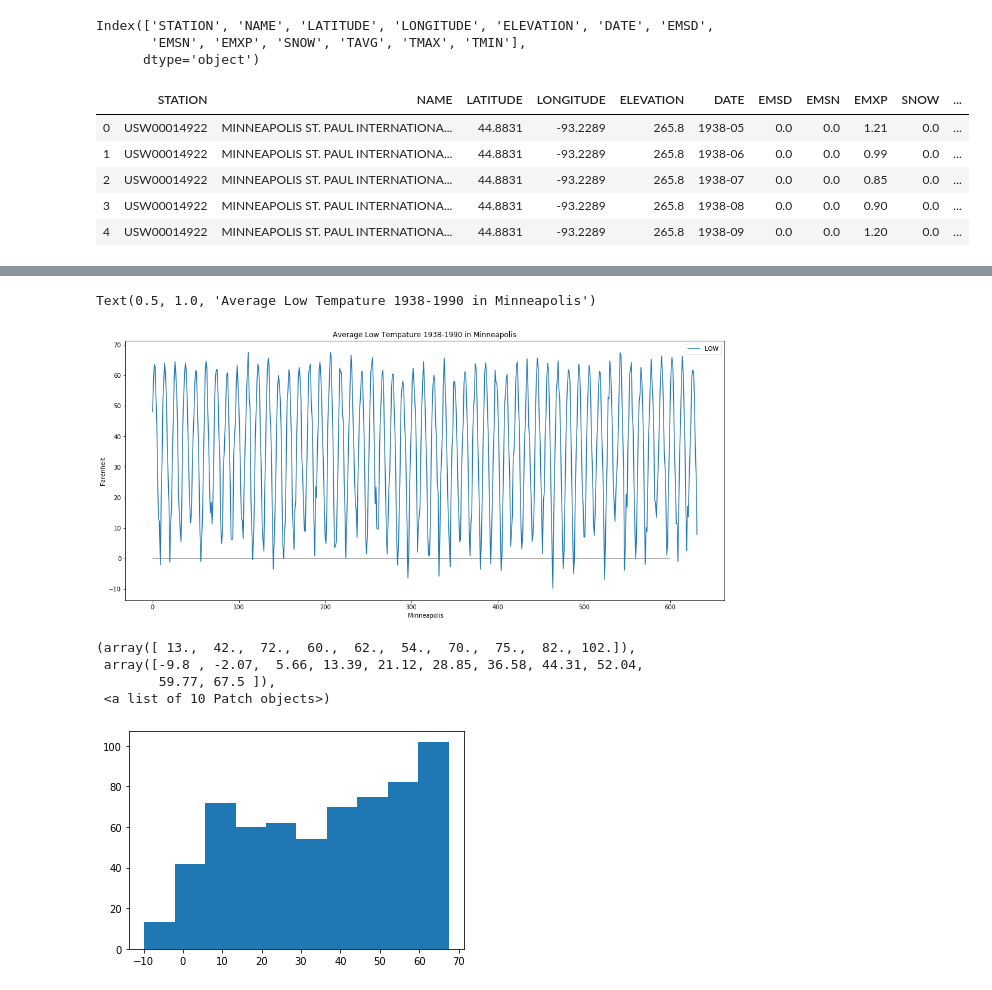
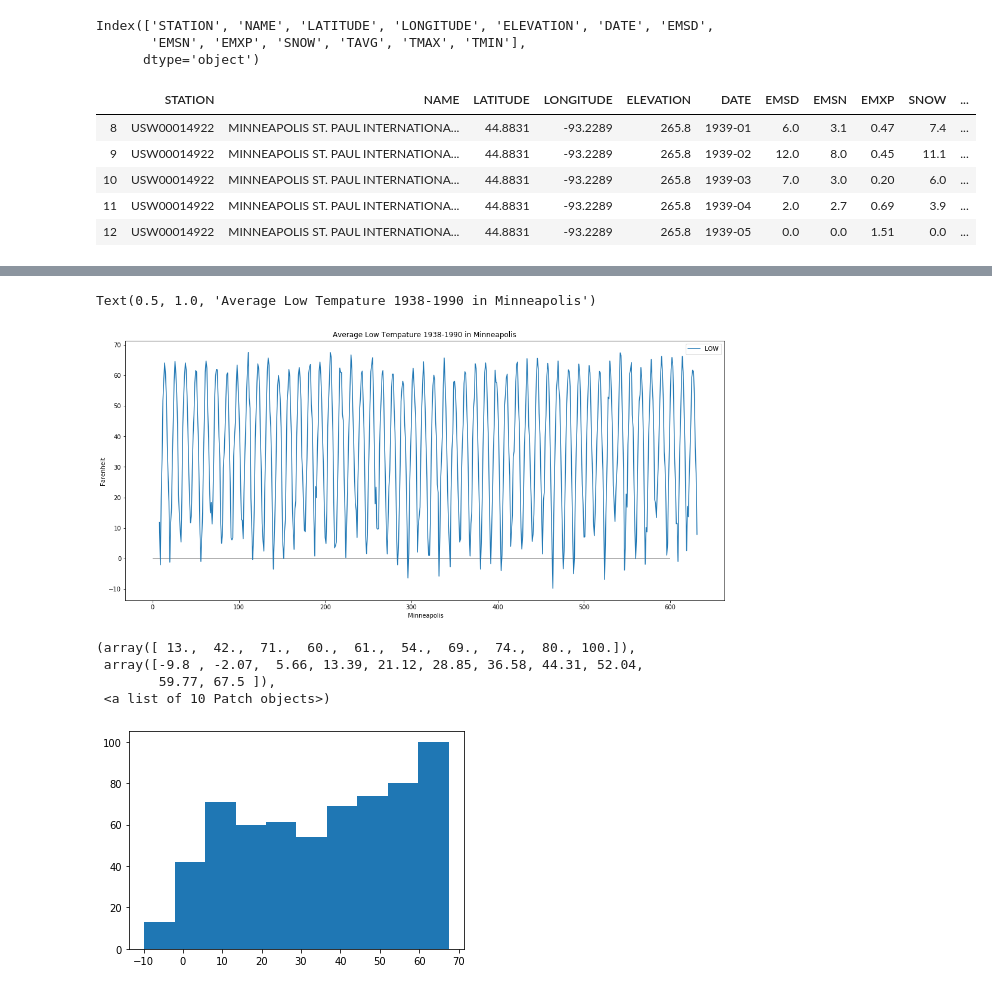
Before and after one commit to searanch/weather_lab, a Jupyter notebook: 1939-2016.ipynb, the cells around one changed output, grey strips where cells are left out. Drawn from its saved outputs; the diff is of its cells as text; code cells hidden in the pictures.

```diff
--- a/1939-2016.ipynb
+++ b/1939-2016.ipynb
@@ -18,22 +18,22 @@ Index(['STATION', 'NAME', 'LATITUDE', 'LONGITUDE', 'ELEVATION', 'DATE', 'EMSD',
       dtype='object')
 # %%
 # mask
-start_date = '1938-01'
+start_date = '1939-01'
 end_date = '1990-12'
 
 #set a mask to apply the df filter
 mask = (df['DATE'] >= start_date) & (df['DATE'] <= end_date)
 
 # Asign mask to df
 df = df.loc[mask]
 df.head()
 # %% [output]
 |  | STATION | NAME | LATITUDE | LONGITUDE | ELEVATION | DATE | EMSD | EMSN | EMXP | SNOW | ... |
-| 0 | USW00014922 | MINNEAPOLIS ST. PAUL INTERNATIONA... | 44.8831 | -93.2289 | 265.8 | 1938-05 | 0.0 | 0.0 | 1.21 | 0.0 | ... |
-| 1 | USW00014922 | MINNEAPOLIS ST. PAUL INTERNATIONA... | 44.8831 | -93.2289 | 265.8 | 1938-06 | 0.0 | 0.0 | 0.99 | 0.0 | ... |
-| 2 | USW00014922 | MINNEAPOLIS ST. PAUL INTERNATIONA... | 44.8831 | -93.2289 | 265.8 | 1938-07 | 0.0 | 0.0 | 0.85 | 0.0 | ... |
-| 3 | USW00014922 | MINNEAPOLIS ST. PAUL INTERNATIONA... | 44.8831 | -93.2289 | 265.8 | 1938-08 | 0.0 | 0.0 | 0.90 | 0.0 | ... |
-| 4 | USW00014922 | MINNEAPOLIS ST. PAUL INTERNATIONA... | 44.8831 | -93.2289 | 265.8 | 1938-09 | 0.0 | 0.0 | 1.20 | 0.0 | ... |
+| 8 | USW00014922 | MINNEAPOLIS ST. PAUL INTERNATIONA... | 44.8831 | -93.2289 | 265.8 | 1939-01 | 6.0 | 3.1 | 0.47 | 7.4 | ... |
+| 9 | USW00014922 | MINNEAPOLIS ST. PAUL INTERNATIONA... | 44.8831 | -93.2289 | 265.8 | 1939-02 | 12.0 | 8.0 | 0.45 | 11.1 | ... |
+| 10 | USW00014922 | MINNEAPOLIS ST. PAUL INTERNATIONA... | 44.8831 | -93.2289 | 265.8 | 1939-03 | 7.0 | 3.0 | 0.20 | 6.0 | ... |
+| 11 | USW00014922 | MINNEAPOLIS ST. PAUL INTERNATIONA... | 44.8831 | -93.2289 | 265.8 | 1939-04 | 2.0 | 2.7 | 0.69 | 3.9 | ... |
+| 12 | USW00014922 | MINNEAPOLIS ST. PAUL INTERNATIONA... | 44.8831 | -93.2289 | 265.8 | 1939-05 | 0.0 | 0.0 | 1.51 | 0.0 | ... |
 # %%
 df.head()
 df.tail()
@@ -67,12 +67,12 @@ plt.hlines(0, 600, 0, alpha=0.40)
 plt.title("Average Low Tempature 1938-1990 in Minneapolis")
 # %% [output]
 Text(0.5, 1.0, 'Average Low Tempature 1938-1990 in Minneapolis')
-[figure, old version]
+[figure, new version]
 # %%
 plt.hist(df['TMIN'])
 # %% [output]
-(array([ 13.,  42.,  72.,  60.,  62.,  54.,  70.,  75.,  82., 102.]),
+(array([ 13.,  42.,  71.,  60.,  61.,  54.,  69.,  74.,  80., 100.]),
  array([-9.8 , -2.07,  5.66, 13.39, 21.12, 28.85, 36.58, 44.31, 52.04,
         59.77, 67.5 ]),
  <a list of 10 Patch objects>)
-[figure, old version]
+[figure, new version]
```
